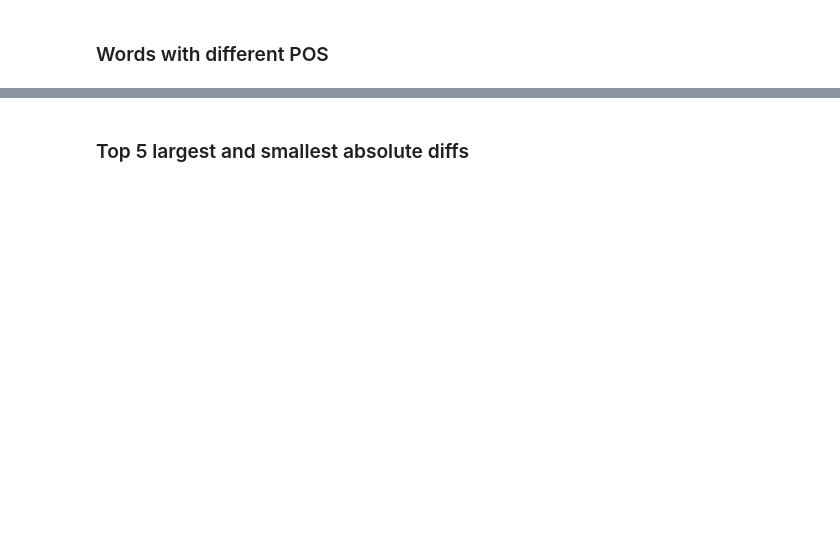
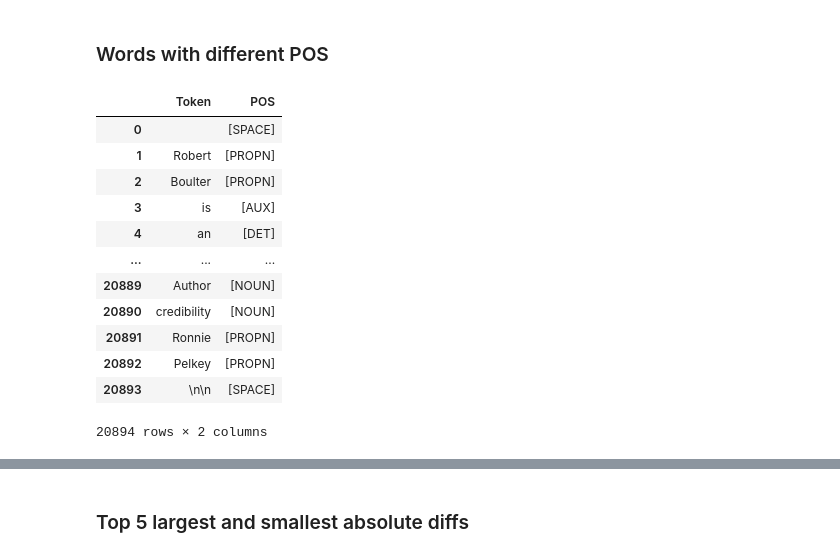
Before and after one commit to NazaninShafiabadi/NeuralLMs, a Jupyter notebook: src/word_acquisition.ipynb, the cells around one changed output, grey strips where cells are left out. Saved outputs shown, nothing was run; the diff lists cells and outputs as text; code cells hidden in the pictures; blank space fills up the shorter version.

```diff
--- a/src/word_acquisition.ipynb
+++ b/src/word_acquisition.ipynb
@@ -154,9 +188,23 @@ def plot_avg(dfs: List[pd.DataFrame]):
     plt.legend()
     plt.show()
 # %%
-document = "sample_data/wikitext/wikitext103_test.txt"
+document = "../data/wikitext/wikitext103_test.txt"
 pos_tags = get_pos_tags(document)
 pos_tags
+# %% [output]
+|  | Token | POS |
+| 0 |  | [SPACE] |
+| 1 | Robert | [PROPN] |
+| 2 | Boulter | [PROPN] |
+| 3 | is | [AUX] |
+| 4 | an | [DET] |
+| ... | ... | ... |
+| 20889 | Author | [NOUN] |
+| 20890 | credibility | [NOUN] |
+| 20891 | Ronnie | [PROPN] |
+| 20892 | Pelkey | [PROPN] |
+| 20893 | \n\n | [SPACE] |
+20894 rows × 2 columns
 # %%
 merged_df = pd.merge(surprisals, pos_tags, on='Token', how='inner')
 merged_df
```
Also changed, not shown: parts of 21 cells of this notebook, 1 other file.
